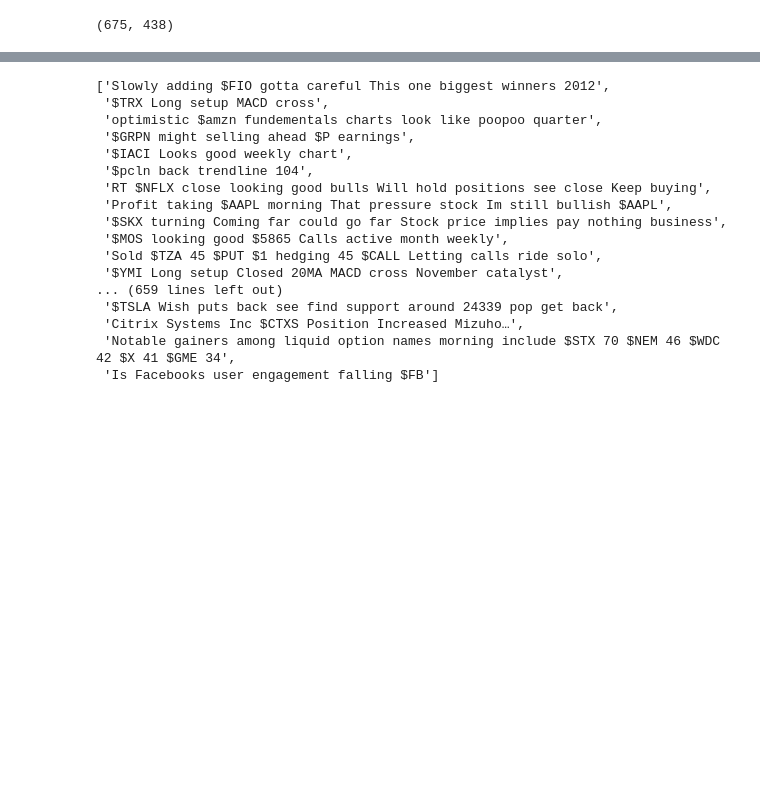
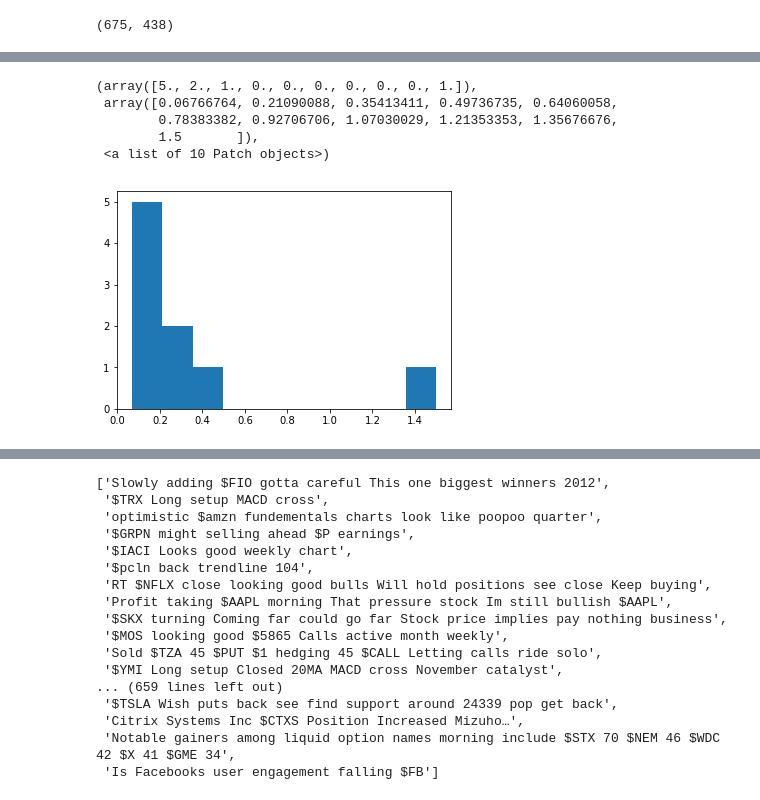
Before and after one commit to Hitkul/Aspect-Based-Sentiment-Analysis, a Jupyter notebook: Extracting_target.ipynb, the cells around one changed output, grey strips where cells are left out. Cells and saved outputs as stored; diff of their text form; code cells hidden in the pictures; blank space fills up the shorter version.

```diff
--- a/Extracting_target.ipynb
+++ b/Extracting_target.ipynb
@@ -169,0 +188,9 @@ get_sentence_tokens_prob('Royal Mail chairman Donald Brydon set to step down')
+# %%
+py.hist(series)
+# %% [output]
+(array([5., 2., 1., 0., 0., 0., 0., 0., 0., 1.]),
+ array([0.06766764, 0.21090088, 0.35413411, 0.49736735, 0.64060058,
+        0.78383382, 0.92706706, 1.07030029, 1.21353353, 1.35676676,
+        1.5       ]),
+ <a list of 10 Patch objects>)
+[figure, added]
```
Also changed, not shown: parts of 8 cells of this notebook.
